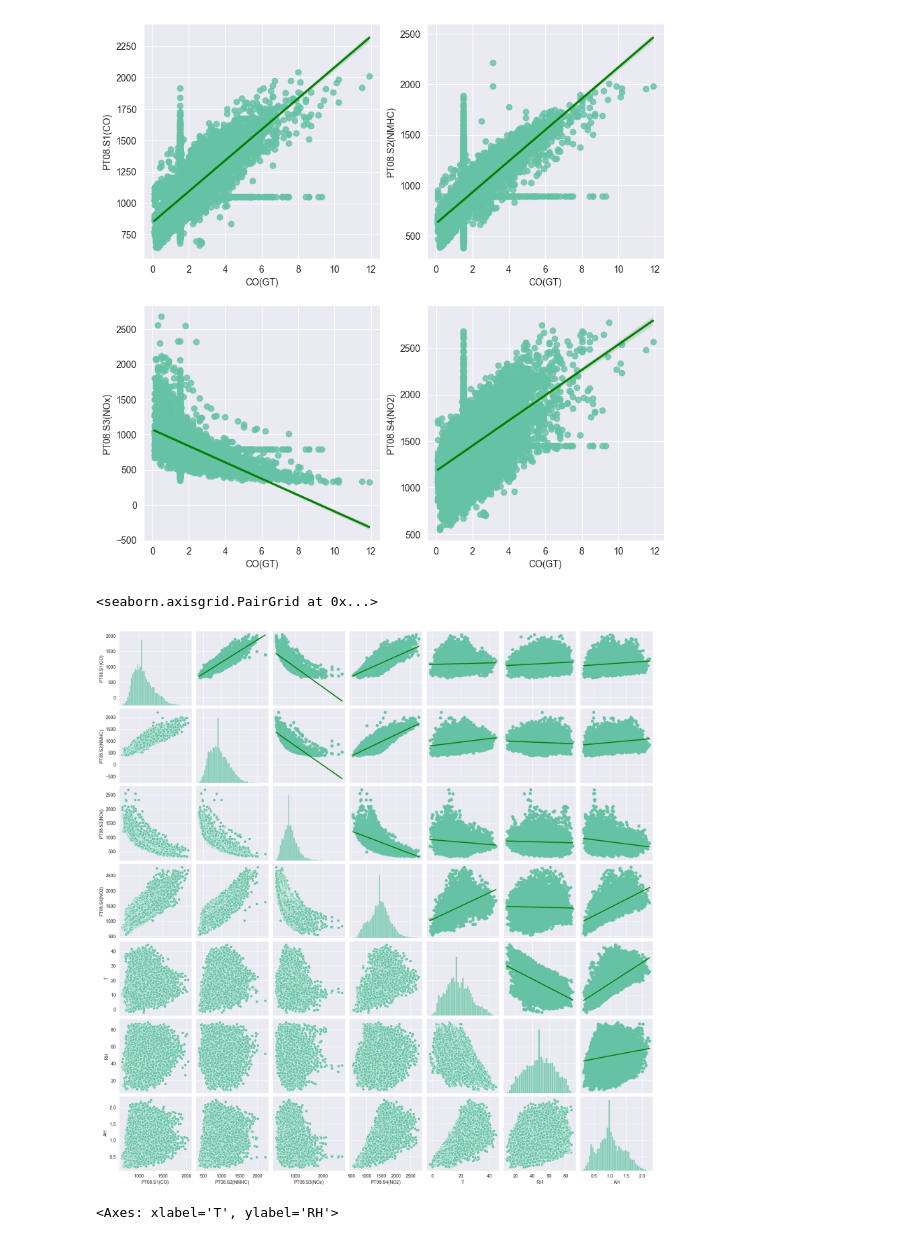
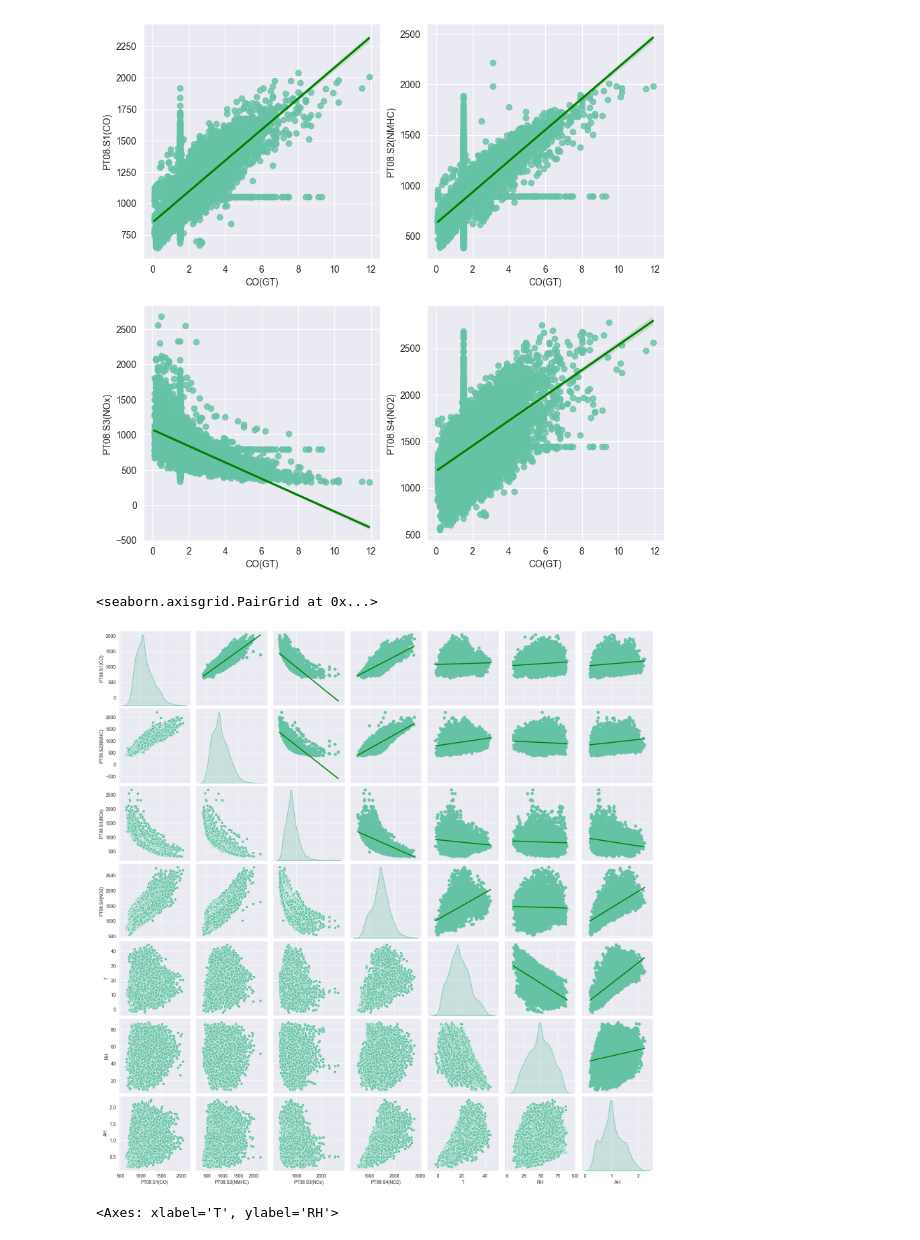
Before and after one commit to stwz13/ml, a Jupyter notebook: lab1_air.ipynb, the cells around one changed output. Saved outputs shown, nothing was run; the diff lists cells and outputs as text; code cells hidden in the pictures.

Commit message:
kde plots

```diff
--- a/lab1_air.ipynb
+++ b/lab1_air.ipynb
@@ -415,11 +415,11 @@ for i in range(len(tools_columns)):
 # %% [output]
 [figure]
 # %%
-g = sns.pairplot(data[["PT08.S1(CO)", "PT08.S2(NMHC)", "PT08.S3(NOx)", "PT08.S4(NO2)", "T", "RH", "AH"]])
+g = sns.pairplot(data[["PT08.S1(CO)", "PT08.S2(NMHC)", "PT08.S3(NOx)", "PT08.S4(NO2)", "T", "RH", "AH"]], diag_kind="kde")
 g.map_upper(sns.regplot, line_kws=dict(color="g"))
 # %% [output]
 <seaborn.axisgrid.PairGrid at 0x...>
-[figure, old version]
+[figure, new version]
 # %%
 sns.scatterplot(data, x="T", y="RH")
 # %% [output]
```
Also changed, not shown: parts of 3 cells of this notebook.
